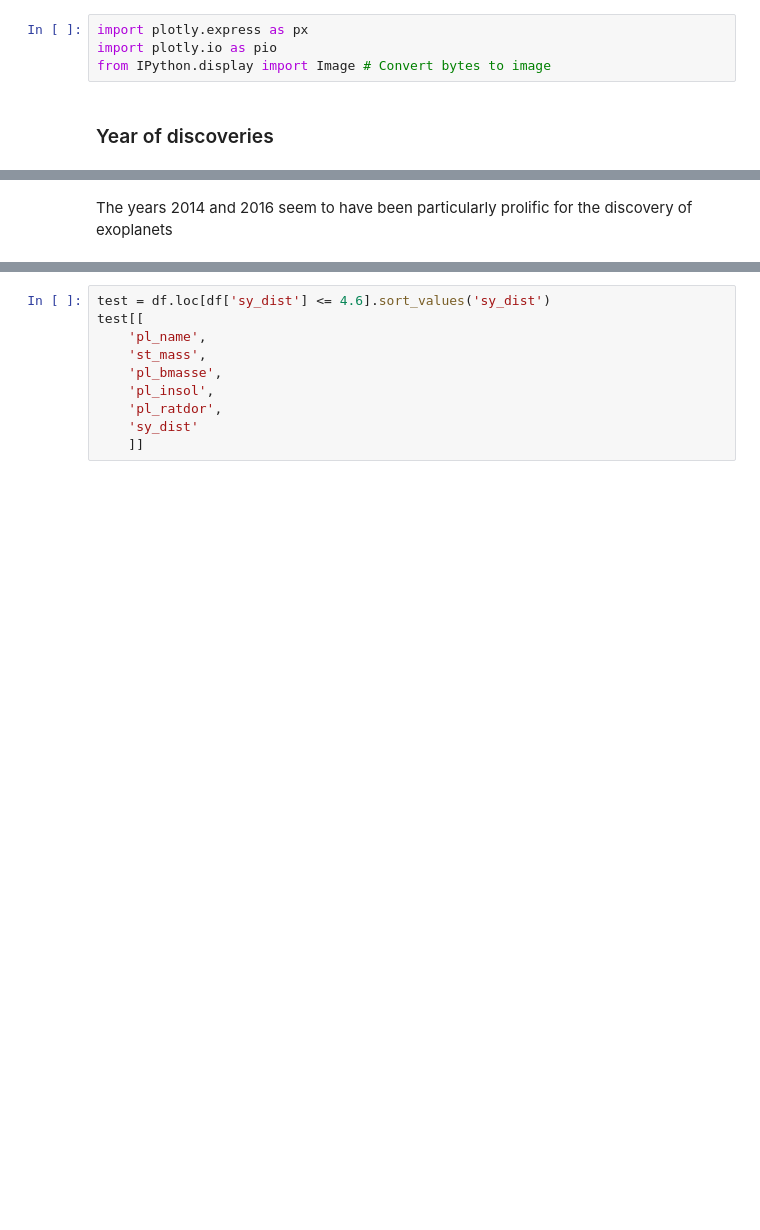
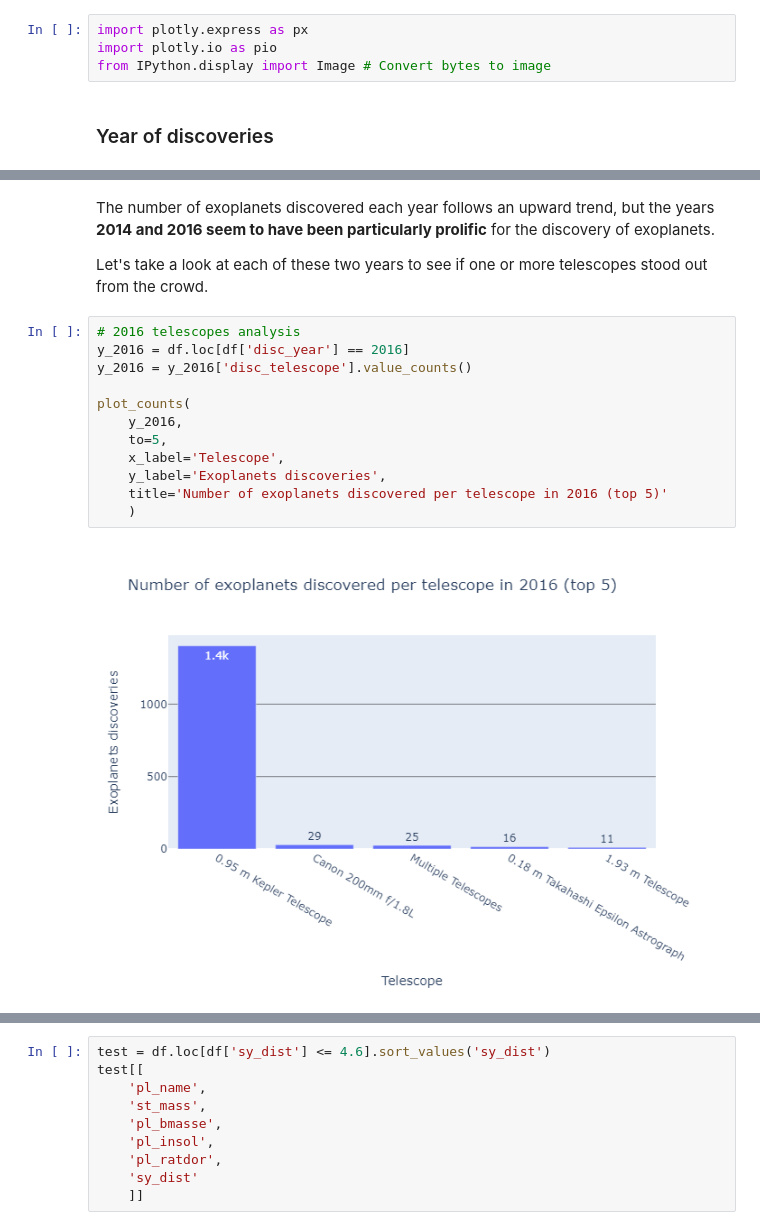
Before and after one commit to Kartmaan/Exoplanets, a Jupyter notebook: exoplanets.ipynb, the cells around one changed output, grey strips where cells are left out. Drawn from its saved outputs; the diff is of its cells as text; blank space fills up the shorter version.

```diff
--- a/exoplanets.ipynb
+++ b/exoplanets.ipynb
@@ -624,2 +661,18 @@ Image(img)
 # %% [markdown]
-The years 2014 and 2016 seem to have been particularly prolific for the discovery of exoplanets
+The number of exoplanets discovered each year follows an upward trend, but the years **2014 and 2016 seem to have been particularly prolific** for the discovery of exoplanets.
+
+Let's take a look at each of these two years to see if one or more telescopes stood out from the crowd.
+# %%
+# 2016 telescopes analysis
+y_2016 = df.loc[df['disc_year'] == 2016]
+y_2016 = y_2016['disc_telescope'].value_counts()
+
+plot_counts(
+    y_2016,
+    to=5,
+    x_label='Telescope',
+    y_label='Exoplanets discoveries',
+    title='Number of exoplanets discovered per telescope in 2016 (top 5)'
+    )
+# %% [output]
+[figure, added]
```
Also changed, not shown: parts of 12 cells of this notebook.
